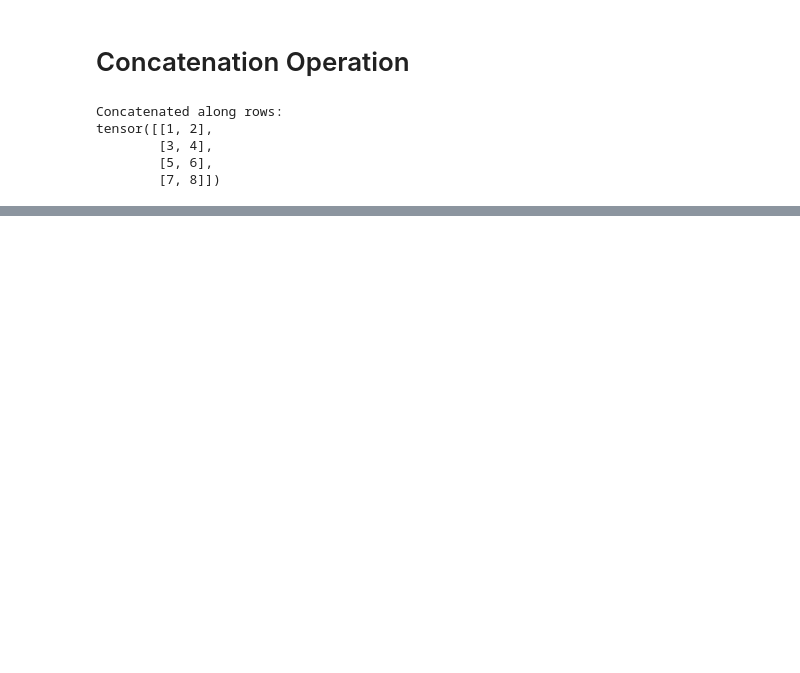
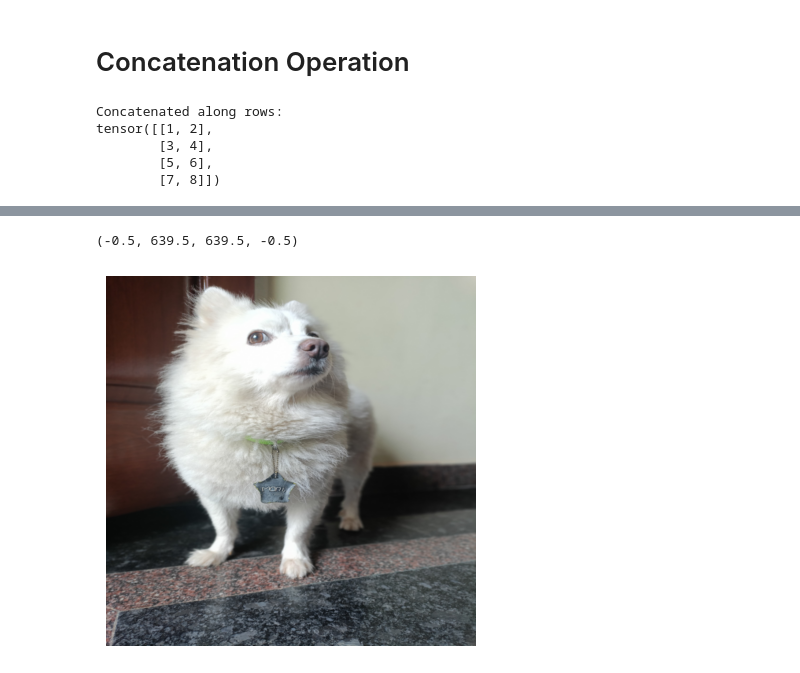
Before and after one commit to kruthi-sb/yolov5_from_scratch, a Jupyter notebook: experiment.ipynb, the cells around one changed output, grey strips where cells are left out. Drawn from its saved outputs; the diff is of its cells as text; code cells hidden in the pictures; blank space fills up the shorter version.

```diff
--- a/experiment.ipynb
+++ b/experiment.ipynb
@@ -271,0 +462,7 @@ YOLOV5S(
+# %%
+# show input image
+plt.imshow(image_tensor.squeeze(0).permute(1, 2, 0).numpy())
+plt.axis('off')
+# %% [output]
+(-0.5, 639.5, 639.5, -0.5)
+[figure, added]
```
Also changed, not shown: parts of 27 cells of this notebook, 11 other files.
